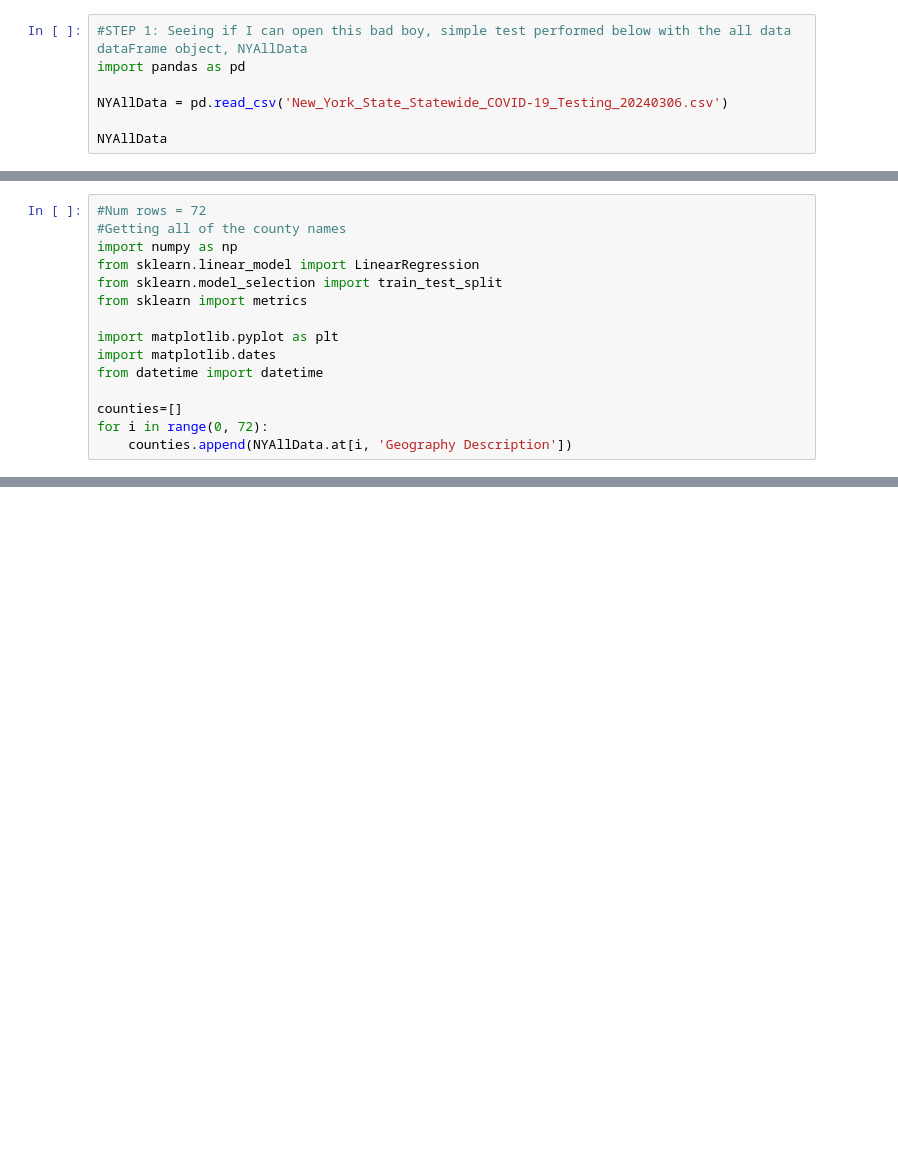
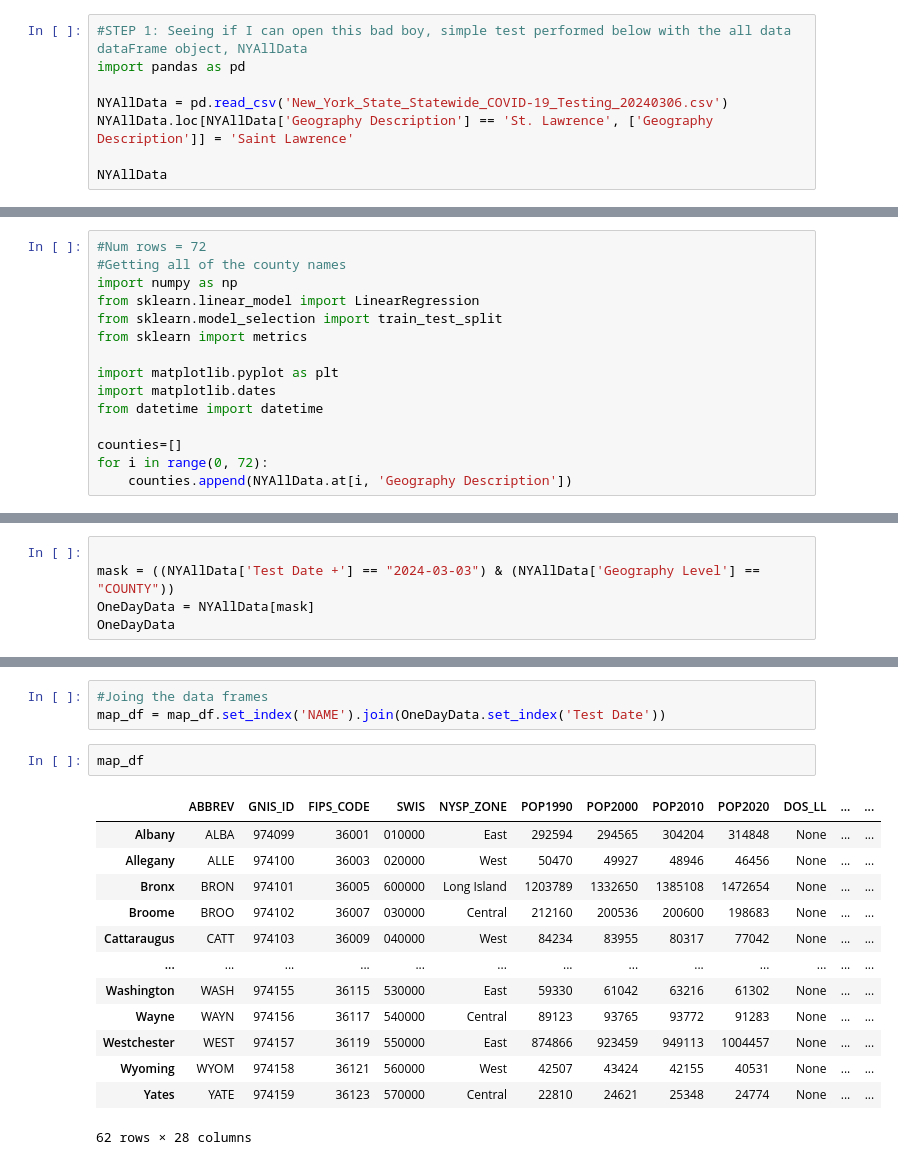
Before and after one commit to Deacon-Code/COVID-19-Model, a Jupyter notebook: AllNYCModeling.ipynb, the cells around one changed output, grey strips where cells are left out. Cells and saved outputs as stored; diff of their text form; blank space fills up the shorter version.

Commit message:
Some more mapping work, prepping data

```diff
--- a/AllNYCModeling.ipynb
+++ b/AllNYCModeling.ipynb
@@ -3,5 +3,6 @@
 import pandas as pd
 
 NYAllData = pd.read_csv('New_York_State_Statewide_COVID-19_Testing_20240306.csv')
+NYAllData.loc[NYAllData['Geography Description'] == 'St. Lawrence', ['Geography Description']] = 'Saint Lawrence'
 
 NYAllData
@@ -182,0 +95,5 @@ map_df.plot()
+# %%
+
+mask = ((NYAllData['Test Date +'] == "2024-03-03") & (NYAllData['Geography Level'] == "COUNTY"))
+OneDayData = NYAllData[mask]
+OneDayData
@@ -182,0 +114,19 @@ map_df.plot()
+# %%
+#Joing the data frames
+map_df = map_df.set_index('NAME').join(OneDayData.set_index('Test Date'))
+# %%
+map_df
+# %% [output]
+|  | ABBREV | GNIS_ID | FIPS_CODE | SWIS | NYSP_ZONE | POP1990 | POP2000 | POP2010 | POP2020 | DOS_LL | ... | ... |
+| Albany | ALBA | 974099 | 36001 | 010000 | East | 292594 | 294565 | 304204 | 314848 | None | ... | ... |
+| Allegany | ALLE | 974100 | 36003 | 020000 | West | 50470 | 49927 | 48946 | 46456 | None | ... | ... |
+| Bronx | BRON | 974101 | 36005 | 600000 | Long Island | 1203789 | 1332650 | 1385108 | 1472654 | None | ... | ... |
+| Broome | BROO | 974102 | 36007 | 030000 | Central | 212160 | 200536 | 200600 | 198683 | None | ... | ... |
+| Cattaraugus | CATT | 974103 | 36009 | 040000 | West | 84234 | 83955 | 80317 | 77042 | None | ... | ... |
+| ... | ... | ... | ... | ... | ... | ... | ... | ... | ... | ... | ... | ... |
+| Washington | WASH | 974155 | 36115 | 530000 | East | 59330 | 61042 | 63216 | 61302 | None | ... | ... |
+| Wayne | WAYN | 974156 | 36117 | 540000 | Central | 89123 | 93765 | 93772 | 91283 | None | ... | ... |
+| Westchester | WEST | 974157 | 36119 | 550000 | East | 874866 | 923459 | 949113 | 1004457 | None | ... | ... |
+| Wyoming | WYOM | 974158 | 36121 | 560000 | West | 42507 | 43424 | 42155 | 40531 | None | ... | ... |
+| Yates | YATE | 974159 | 36123 | 570000 | Central | 22810 | 24621 | 25348 | 24774 | None | ... | ... |
+62 rows × 28 columns
```
Also changed, not shown: parts of 7 cells of this notebook.
